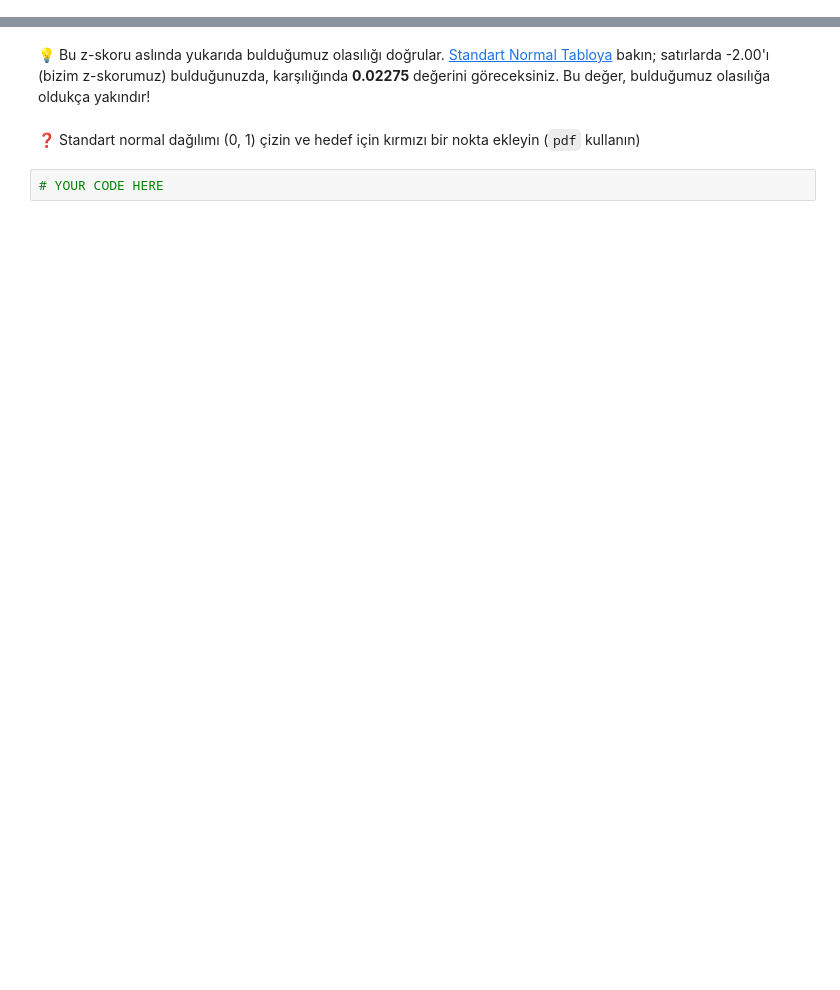
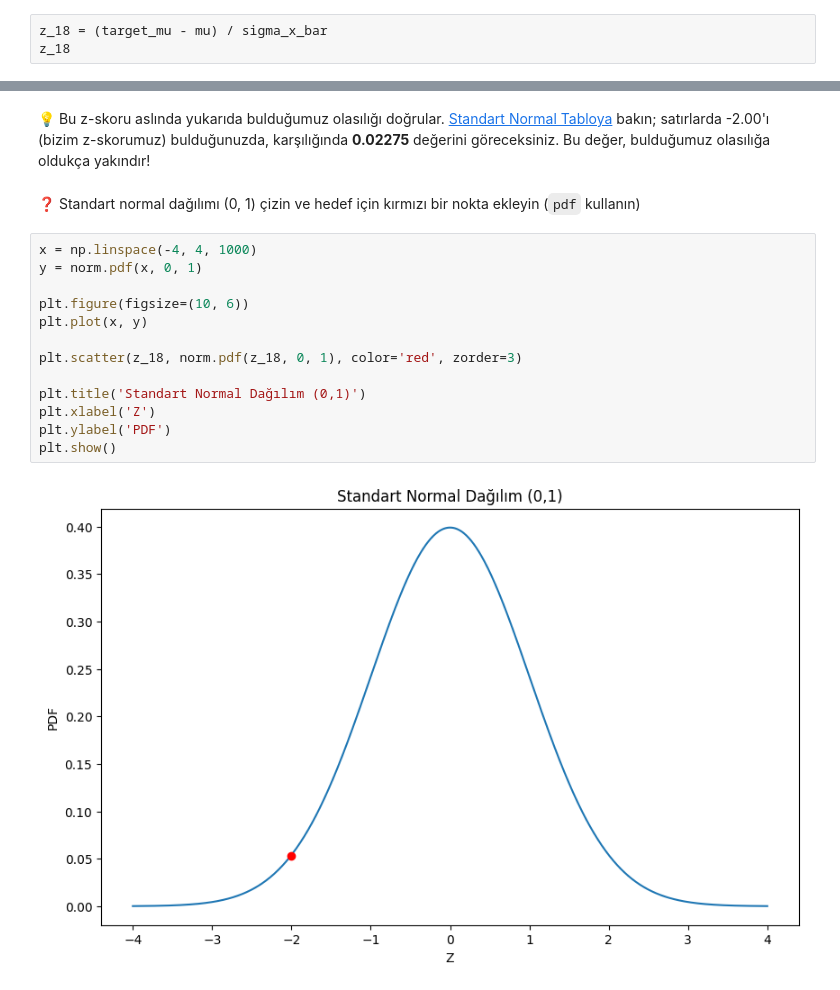
Before and after one commit to doganalperr/data-science-clt-irl, a Jupyter notebook: Recap_Central_Limit_Theorem_revisited.ipynb, the cells around one changed output, grey strips where cells are left out. Cells and saved outputs as stored; diff of their text form; blank space fills up the shorter version.

```diff
--- a/Recap_Central_Limit_Theorem_revisited.ipynb
+++ b/Recap_Central_Limit_Theorem_revisited.ipynb
@@ -237,0 +338,3 @@ Bunu bir de başka şekilde doğrulayalım:
+# %%
+z_18 = (target_mu - mu) / sigma_x_bar
+z_18
@@ -239,8 +344,21 @@ Bunu bir de başka şekilde doğrulayalım:
 💡 Bu z-skoru aslında yukarıda bulduğumuz olasılığı doğrular. [Standart Normal Tabloya](https://en.wikipedia.org/wiki/Standard_normal_table) bakın; satırlarda -2.00'ı (bizim z-skorumuz) bulduğunuzda, karşılığında **0.02275** değerini göreceksiniz. Bu değer, bulduğumuz olasılığa oldukça yakındır!
 # %% [markdown]
 ❓ Standart normal dağılımı (0, 1) çizin ve hedef için kırmızı bir nokta ekleyin (`pdf` kullanın)
-# %%
-# YOUR CODE HERE
+# %%
+x = np.linspace(-4, 4, 1000)
+y = norm.pdf(x, 0, 1)
+
+plt.figure(figsize=(10, 6))
+plt.plot(x, y)
+
+plt.scatter(z_18, norm.pdf(z_18, 0, 1), color='red', zorder=3)
+
+plt.title('Standart Normal Dağılım (0,1)')
+plt.xlabel('Z')
+plt.ylabel('PDF')
+plt.show()
+# %% [output]
+[figure, added]
 # %% [markdown]
 🤩 Matematiği sevdiyseniz şu videoya göz atın: [**`The Map of Mathematics`**](https://www.youtube.com/watch?v=OmJ-4B-mS-Y) (11 dk - YouTube'da 9M izlenme)
 
```
Also changed, not shown: parts of 21 cells of this notebook.
